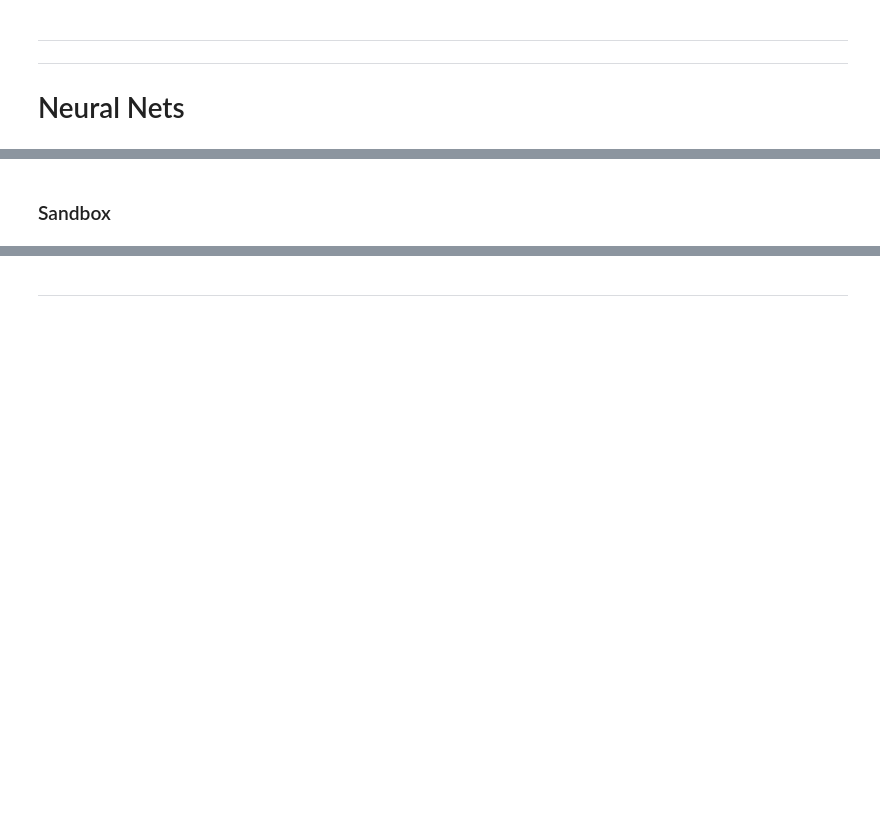
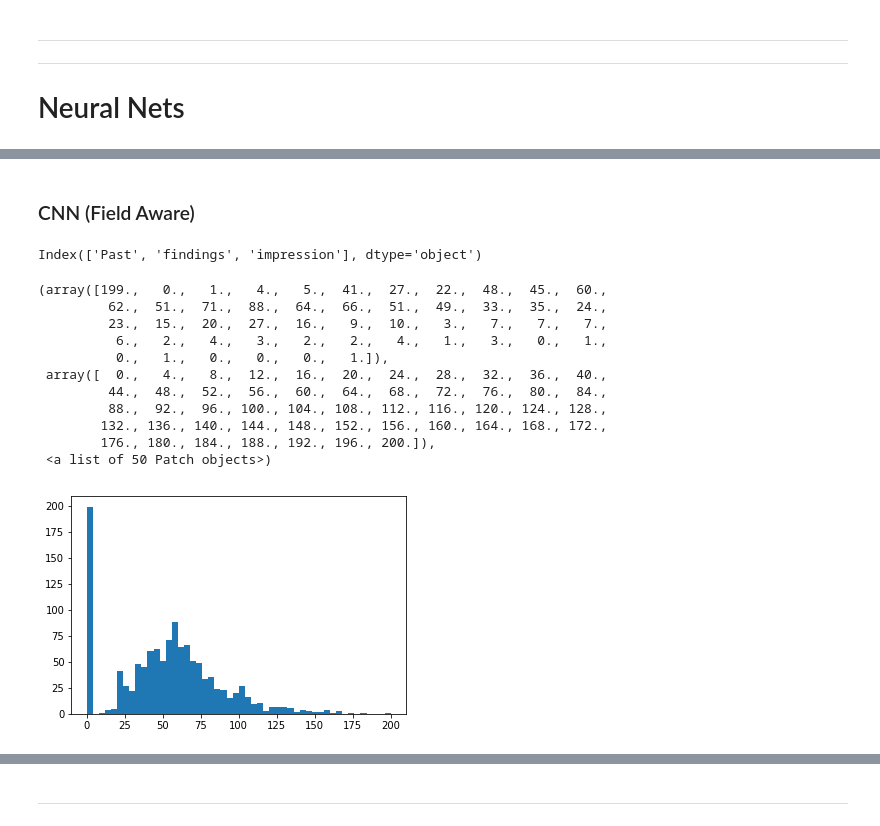
Before and after one commit to zyzzhaoyuzhe/Med-NLP, a Jupyter notebook: Interface.ipynb, the cells around one changed output, grey strips where cells are left out. Cells and saved outputs as stored; diff of their text form; code cells hidden in the pictures; blank space fills up the shorter version.

```diff
--- a/Interface.ipynb
+++ b/Interface.ipynb
@@ -59,23 +68,26 @@ See the caveats in the documentation: http://pandas.pydata.org/pandas-docs/stabl
+# %%
+# Load
+df_processed = pickle.load(open('Data/DataFrame_processed.p', 'rb'))
 # %% [markdown]
 ---
 # Data Prep
 # %%
 # To predict PAST
-to_predict = ['Past']
-fields = [
+TO_PREDICT = 'Past'
+FIELDS = [
 #     'history',
     'findings',
 #     'comparison',
     'impression'
 ]
-df_filtered = df[~df['Past'].isnull() & df['Past'] != 0].sample(frac=1, random_state=1)
-df_filtered = df_filtered[to_predict + fields]
+df_filtered = df_processed[~df_processed[TO_PREDICT].isnull() & df_processed[TO_PREDICT] != 0].sample(frac=1, random_state=1)
+df_filtered = df_filtered[[TO_PREDICT] + FIELDS]
 
 df_train = df_filtered.iloc[:1220]
-y_train = np.array(df_train['Past'].astype(int))
+y_train = np.array(df_train[TO_PREDICT].astype(int))
 
 df_test = df_filtered.iloc[1220:]
-y_test = np.array(df_test['Past'].astype(int))
+y_test = np.array(df_test[TO_PREDICT].astype(int))
 
 print(df_train.shape)
 print(df_test.shape)
@@ -317,2 +326,0 @@ Saved model checkpoint to /home/vzhao/Documents/Projects/Med-NLP/runs/1526175836
-# %% [markdown]
-### Sandbox
@@ -322,0 +327,21 @@ plt.hist(a)
+# %% [markdown]
+### CNN (Field Aware)
+# %%
+df_train.columns
+# %% [output]
+Index(['Past', 'findings', 'impression'], dtype='object')
+# %%
+plt.hist(list(map(lambda x: len(x.split()), df_train['findings'])), bins=50)
+# %% [output]
+(array([199.,   0.,   1.,   4.,   5.,  41.,  27.,  22.,  48.,  45.,  60.,
+         62.,  51.,  71.,  88.,  64.,  66.,  51.,  49.,  33.,  35.,  24.,
+         23.,  15.,  20.,  27.,  16.,   9.,  10.,   3.,   7.,   7.,   7.,
+          6.,   2.,   4.,   3.,   2.,   2.,   4.,   1.,   3.,   0.,   1.,
+          0.,   1.,   0.,   0.,   0.,   1.]),
+ array([  0.,   4.,   8.,  12.,  16.,  20.,  24.,  28.,  32.,  36.,  40.,
+         44.,  48.,  52.,  56.,  60.,  64.,  68.,  72.,  76.,  80.,  84.,
+         88.,  92.,  96., 100., 104., 108., 112., 116., 120., 124., 128.,
+        132., 136., 140., 144., 148., 152., 156., 160., 164., 168., 172.,
+        176., 180., 184., 188., 192., 196., 200.]),
+ <a list of 50 Patch objects>)
+[figure, added]
```
Also changed, not shown: parts of 23 cells of this notebook, 4 other files.
